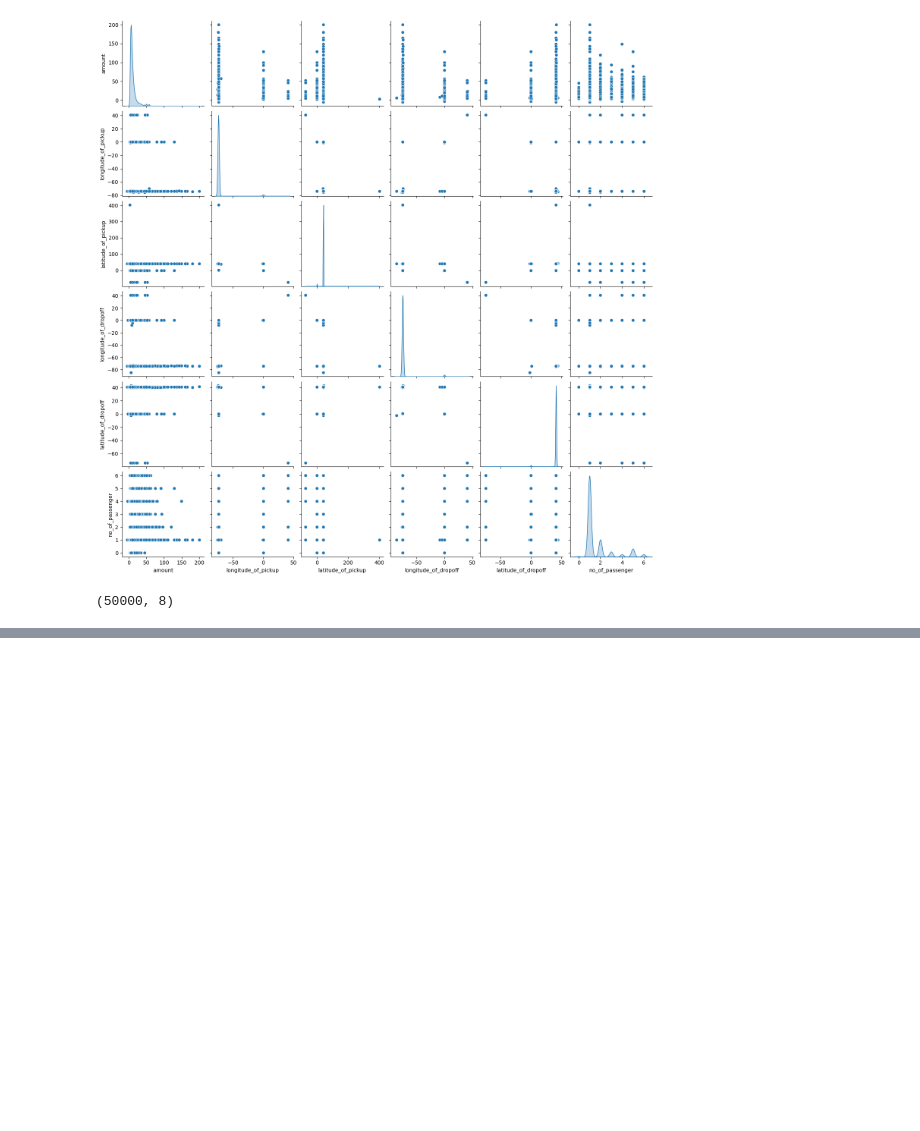
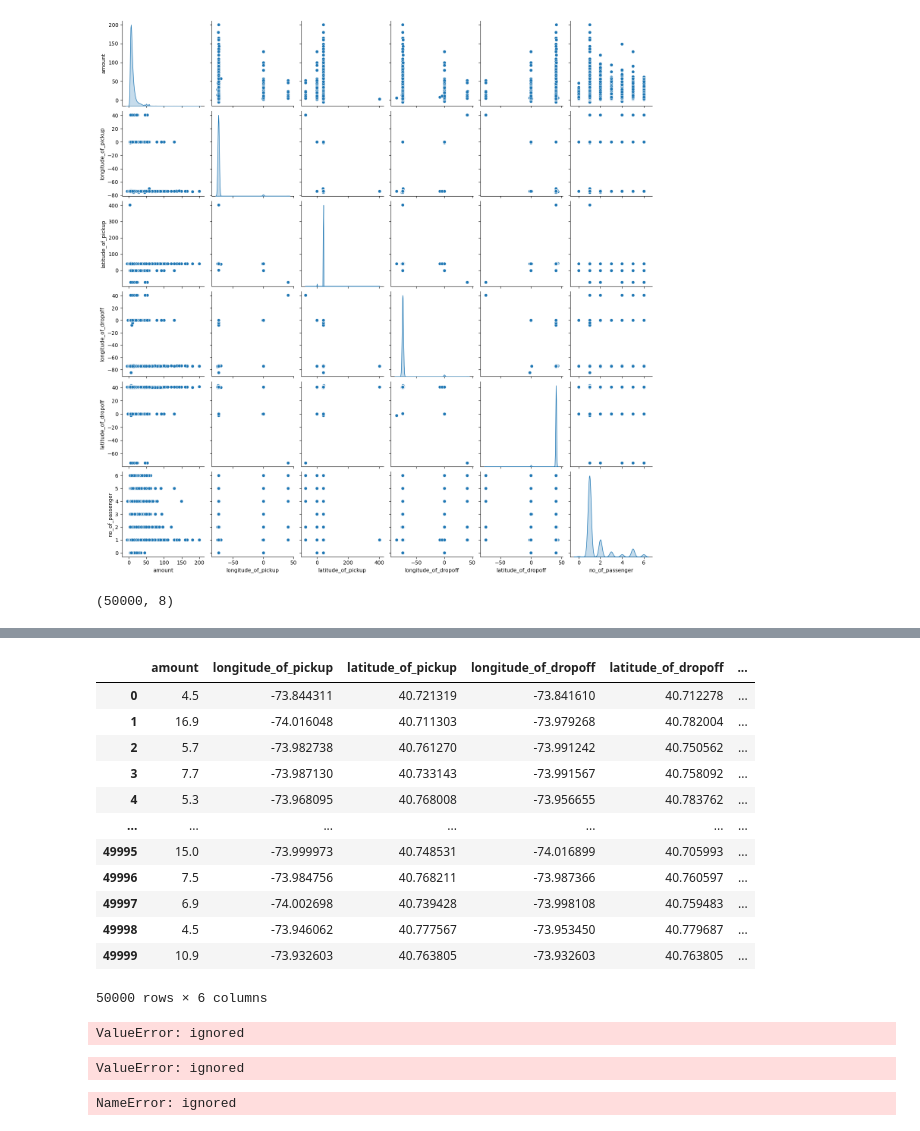
Before and after one commit to revanth6921/Books-Python, a Jupyter notebook: Yills_project_1.ipynb, the cells around one changed output, grey strips where cells are left out. Drawn from its saved outputs; the diff is of its cells as text; code cells hidden in the pictures; blank space fills up the shorter version.

```diff
--- a/Yills_project_1.ipynb
+++ b/Yills_project_1.ipynb
@@ -229,0 +255,17 @@ DecisionTreeRegressor(max_depth=2, random_state=5)
+# %%
+df=df.drop("date_time_of_pickup",axis=1)
+df
+# %% [output]
+|  | amount | longitude_of_pickup | latitude_of_pickup | longitude_of_dropoff | latitude_of_dropoff | ... |
+| 0 | 4.5 | -73.844311 | 40.721319 | -73.841610 | 40.712278 | ... |
+| 1 | 16.9 | -74.016048 | 40.711303 | -73.979268 | 40.782004 | ... |
+| 2 | 5.7 | -73.982738 | 40.761270 | -73.991242 | 40.750562 | ... |
+| 3 | 7.7 | -73.987130 | 40.733143 | -73.991567 | 40.758092 | ... |
+| 4 | 5.3 | -73.968095 | 40.768008 | -73.956655 | 40.783762 | ... |
+| ... | ... | ... | ... | ... | ... | ... |
+| 49995 | 15.0 | -73.999973 | 40.748531 | -74.016899 | 40.705993 | ... |
+| 49996 | 7.5 | -73.984756 | 40.768211 | -73.987366 | 40.760597 | ... |
+| 49997 | 6.9 | -74.002698 | 40.739428 | -73.998108 | 40.759483 | ... |
+| 49998 | 4.5 | -73.946062 | 40.777567 | -73.953450 | 40.779687 | ... |
+| 49999 | 10.9 | -73.932603 | 40.763805 | -73.932603 | 40.763805 | ... |
+50000 rows × 6 columns
@@ -229,0 +274,13 @@ DecisionTreeRegressor(max_depth=2, random_state=5)
+# %%
+model1.fit(X_train,y_train)
+# %% [output]
+ValueError: ignored
+# %%
+y_pred=model1.predict(X_test)
+y_pred
+# %% [output]
+ValueError: ignored
+# %%
+confusion_matrix=(y_test,y_pred)
+# %% [output]
+NameError: ignored
```
Also changed, not shown: parts of 32 cells of this notebook.
